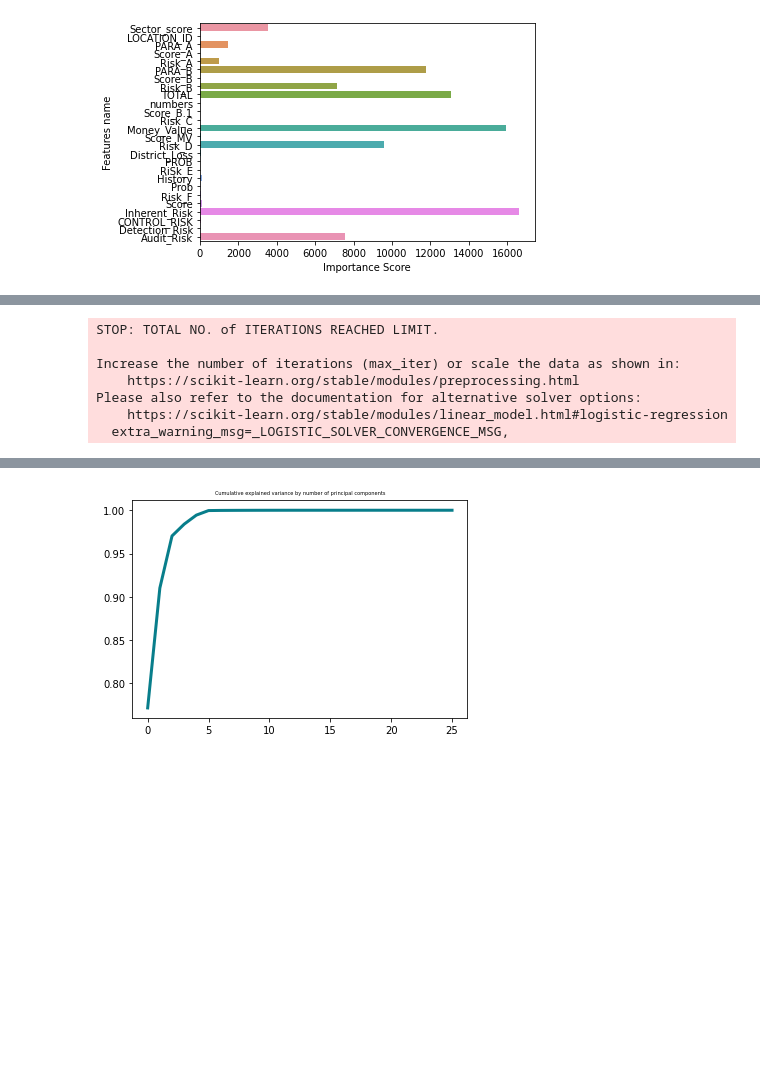
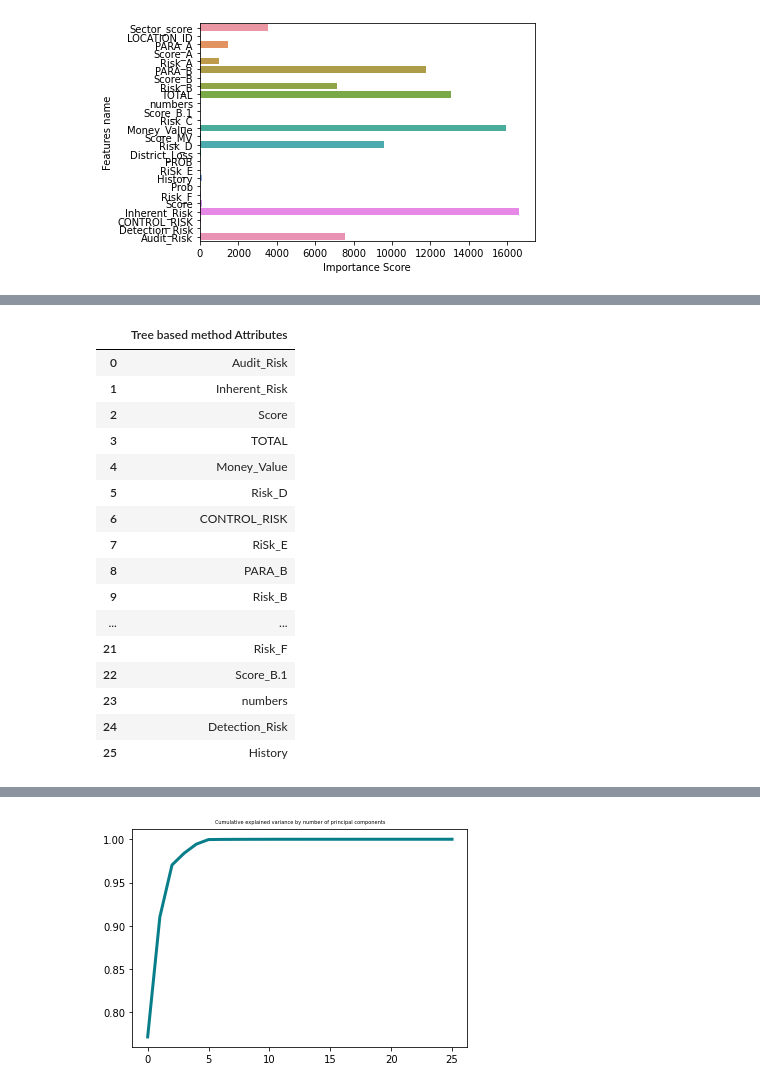
Before and after one commit to Noob919/Feature_selection, a Jupyter notebook: Audit.ipynb, the cells around one changed output, grey strips where cells are left out. Drawn from its saved outputs; the diff is of its cells as text; code cells hidden in the pictures; blank space fills up the shorter version.

```diff
--- a/Audit.ipynb
+++ b/Audit.ipynb
@@ -86,0 +119,22 @@ Text(0.5, 0, 'Feature Importance')
+# %%
+dc = {'Tree based method Attributes': X.columns[rf.feature_importances_.argsort()[::-1]] }
+rank_tree = pd.DataFrame(data =  dc)
+rank_tree
+# %% [output]
+|  | Tree based method Attributes |
+| 0 | Audit_Risk |
+| 1 | Inherent_Risk |
+| 2 | Score |
+| 3 | TOTAL |
+| 4 | Money_Value |
+| 5 | Risk_D |
+| 6 | CONTROL_RISK |
+| 7 | RiSk_E |
+| 8 | PARA_B |
+| 9 | Risk_B |
+| ... | ... |
+| 21 | Risk_F |
+| 22 | Score_B.1 |
+| 23 | numbers |
+| 24 | Detection_Risk |
+| 25 | History |
@@ -87,15 +152,7 @@ Text(0.5, 0, 'Feature Importance')
 # %%
 from sklearn.inspection import permutation_importance
 # %%
-clf = LogisticRegression().fit(X_train, y_train)
+clf = LogisticRegression(solver = 'liblinear').fit(X_train, y_train)
-# %% [output]
-STOP: TOTAL NO. of ITERATIONS REACHED LIMIT.
-
-Increase the number of iterations (max_iter) or scale the data as shown in:
-    https://scikit-learn.org/stable/modules/preprocessing.html
-Please also refer to the documentation for alternative solver options:
-    https://scikit-learn.org/stable/modules/linear_model.html#logistic-regression
-  extra_warning_msg=_LOGISTIC_SOLVER_CONVERGENCE_MSG,
 # %%
 result = permutation_importance(clf, X, y, n_repeats=10, random_state=0)
 # %%
```
Also changed, not shown: parts of 29 cells of this notebook.
